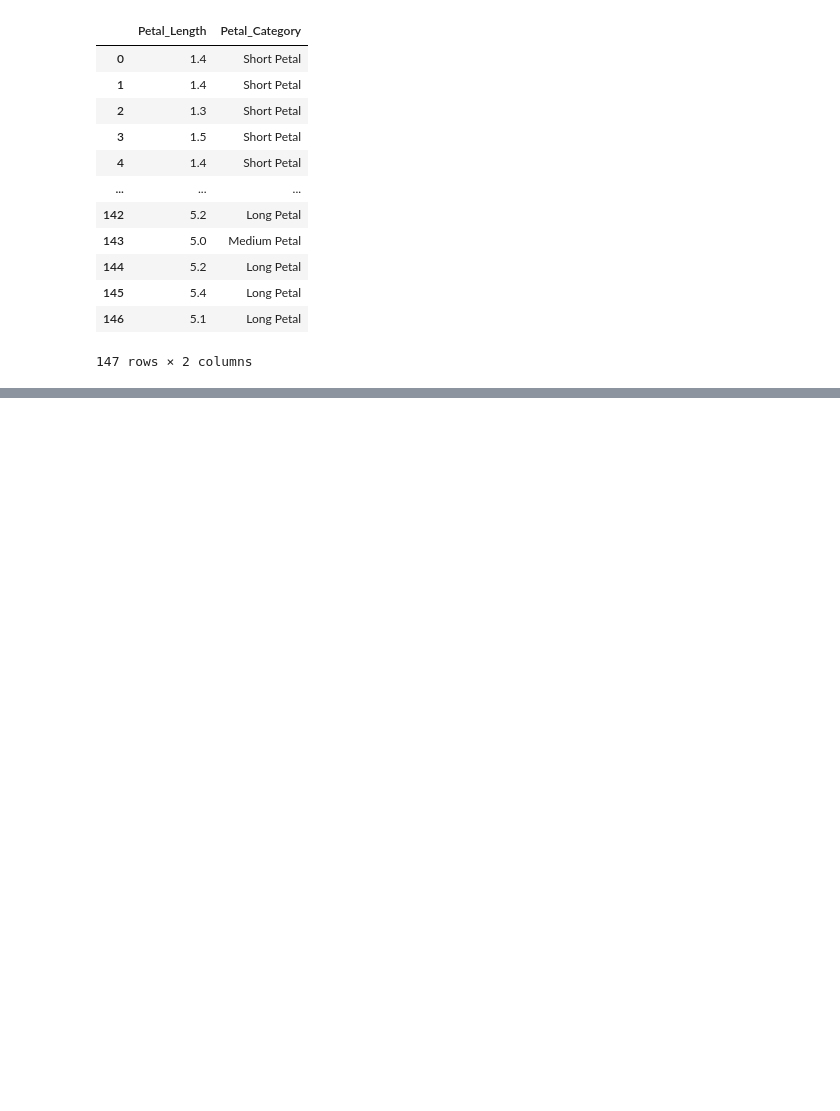
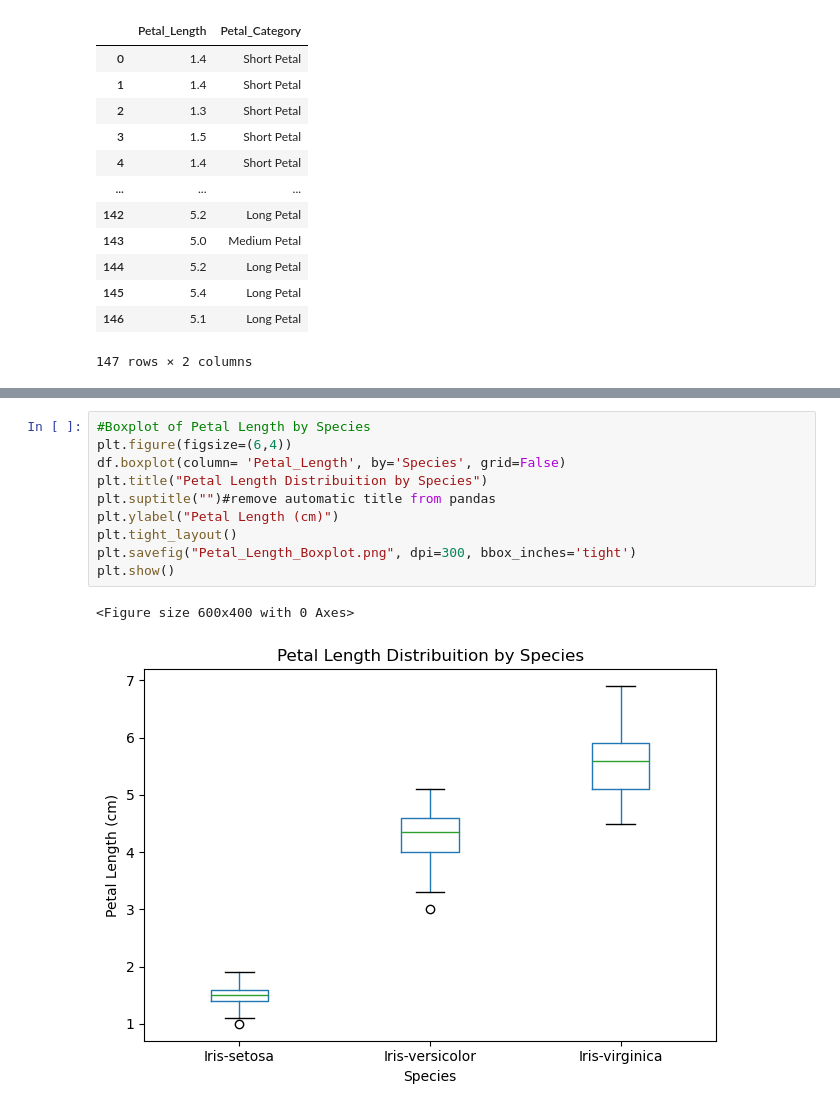
Before and after one commit to MashfikaJahan/iris_dataset_group3, a Jupyter notebook: iris_notebook.ipynb, the cells around one changed output, grey strips where cells are left out. Drawn from its saved outputs; the diff is of its cells as text; blank space fills up the shorter version.

```diff
--- a/iris_notebook.ipynb
+++ b/iris_notebook.ipynb
@@ -218,0 +263,13 @@ df[['Petal_Length', 'Petal_Category']]
+# %%
+#Boxplot of Petal Length by Species
+plt.figure(figsize=(6,4))
+df.boxplot(column= 'Petal_Length', by='Species', grid=False)
+plt.title("Petal Length Distribuition by Species")
+plt.suptitle("")#remove automatic title from pandas
+plt.ylabel("Petal Length (cm)")
+plt.tight_layout()
+plt.savefig("Petal_Length_Boxplot.png", dpi=300, bbox_inches='tight')
+plt.show()
+# %% [output]
+<Figure size 600x400 with 0 Axes>
+[figure, added]
```
Also changed, not shown: parts of 4 cells of this notebook, 3 other files.
